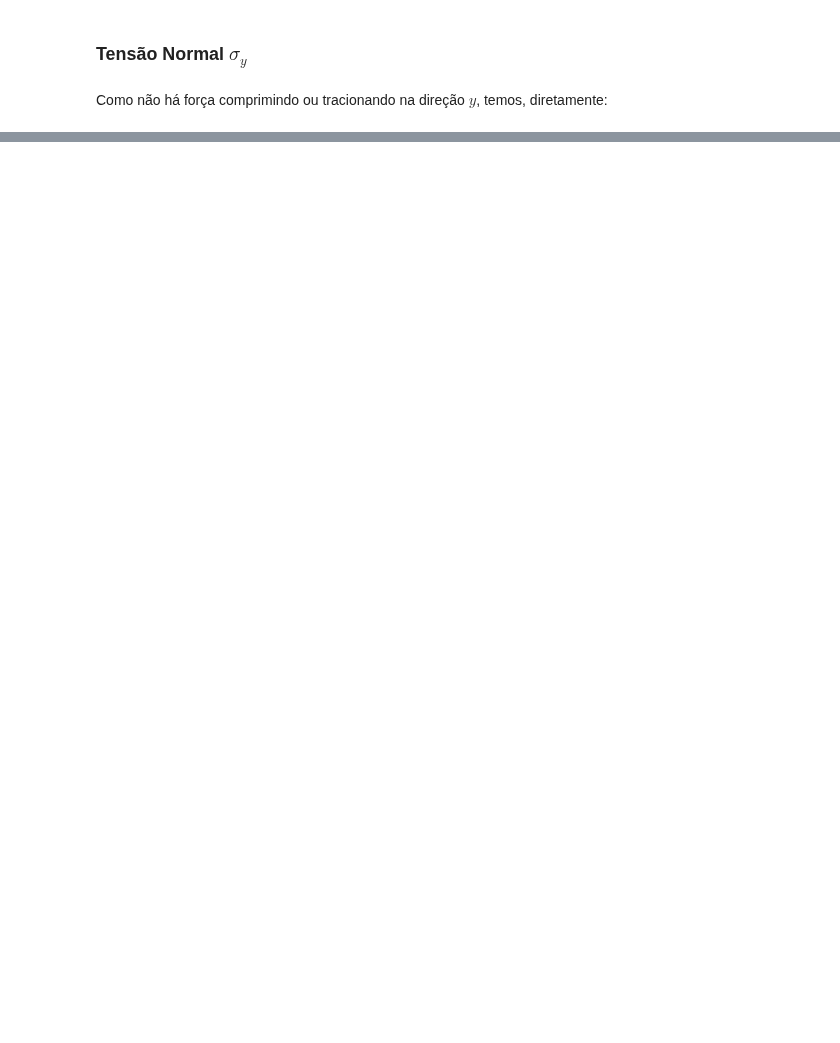
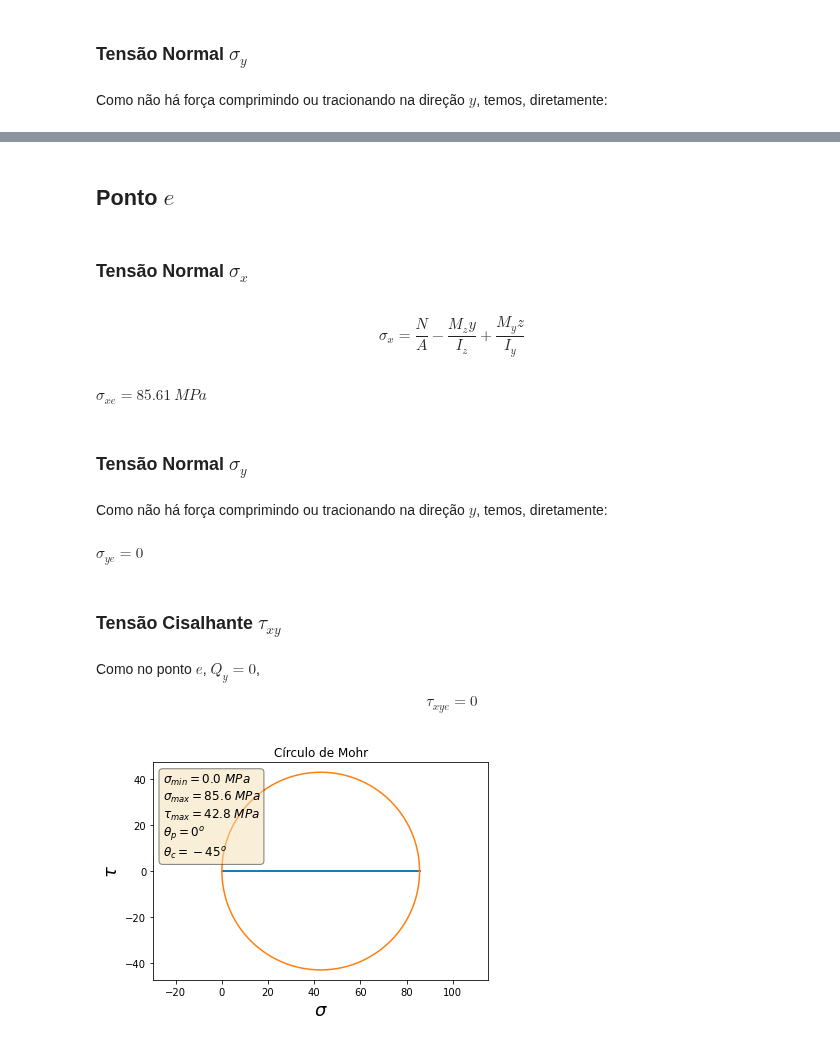
Before and after one commit to noedelima/Mecanica_dos_Solidos_Uff_20_1, a Jupyter notebook: Exercícios/Exercício 1.ipynb, the cells around one changed output, grey strips where cells are left out. Cells and saved outputs as stored; diff of their text form; code cells hidden in the pictures; blank space fills up the shorter version.

```diff
--- a/Exercícios/Exercício 1.ipynb
+++ b/Exercícios/Exercício 1.ipynb
@@ -107,0 +275,34 @@ $\displaystyle \sigma_{y} = 0$
+# %% [markdown]
+## Ponto $e$
+# %% [markdown]
+### Tensão Normal $\sigma_{x}$
+# %% [markdown]
+\begin{equation*}
+    \sigma_{x} = \frac{N}{A} - \frac{M_{z}y}{I_{z}} + \frac{M_{y}z}{I_{y}}
+\end{equation*}
+# %%
+sigma_xe = N/A - (Mz*(75)/Iz) + (My*37.5/Iy)
+display(Math(r'\sigma_{xe} = %.2f~MPa' % sigma_xe))
+# %% [output]
+$\displaystyle \sigma_{xe} = 85.61~MPa$
+# %% [markdown]
+### Tensão Normal $\sigma_{y}$
+# %% [markdown]
+Como não há força comprimindo ou tracionando na direção $y$, temos, diretamente:
+# %%
+sigma_ye = 0
+display(Math(r'\sigma_{ye} = %d' % sigma_ye))
+# %% [output]
+$\displaystyle \sigma_{ye} = 0$
+# %% [markdown]
+### Tensão Cisalhante $\tau_{xy}$
+# %% [markdown]
+Como no ponto $e$, $Q_{y} = 0$,
+
+\begin{equation*}
+    \tau_{xye} = 0
+\end{equation*}
+# %%
+mohr(sigma_xe,sigma_ye,1e-10)
+# %% [output]
+[figure, added]
```
Also changed, not shown: parts of 44 cells of this notebook, 1 other file.
